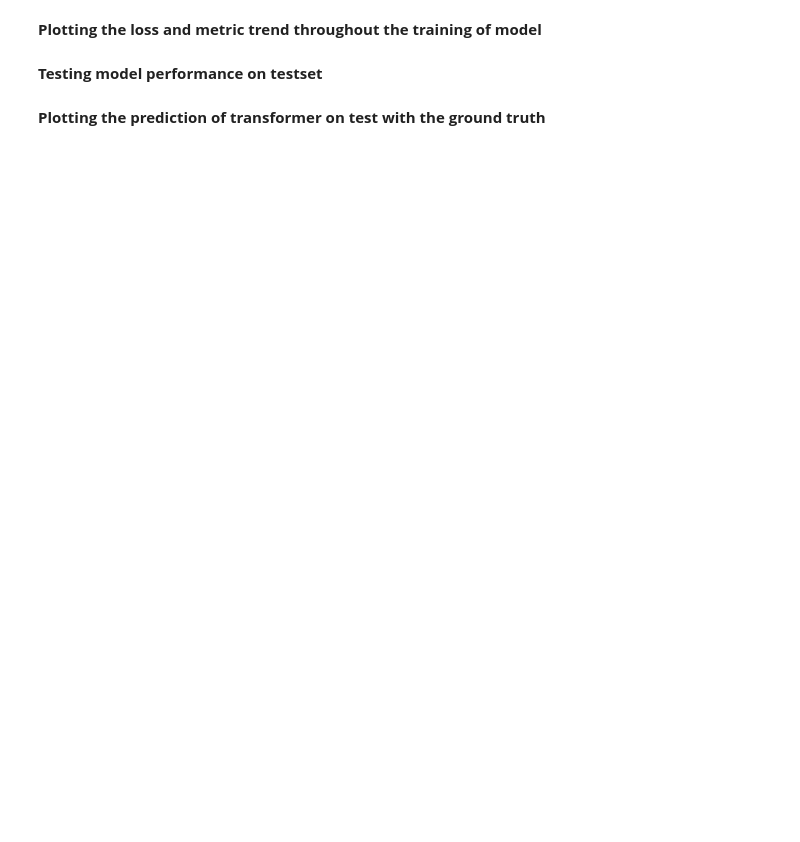
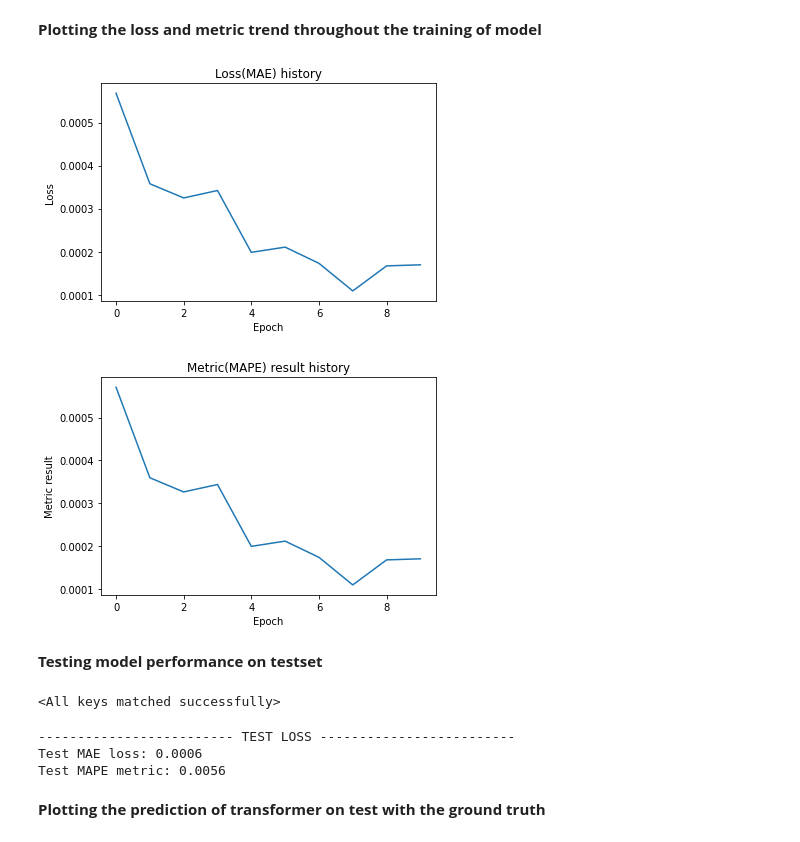
Before and after one commit to alphaameer007/RHM_FYP, a Jupyter notebook: Transformer_on_timeseries.ipynb, the cells around one changed output. Cells and saved outputs as stored; diff of their text form; code cells hidden in the pictures; blank space fills up the shorter version.

Commit message:
added the save command for weights and other hyperparameters.

```diff
--- a/Transformer_on_timeseries.ipynb
+++ b/Transformer_on_timeseries.ipynb
@@ -305,20 +259,20 @@ criterion_3 = MeanAbsoluteError().to(device)                       # MAE
 metricc = MeanAbsolutePercentageError().to(device)                 # MAPE metric
 optimizer = optim.Adam(model.parameters(), lr=1e-4)                # Adam
 
-# Convert data to tensors
-x_train_tensor = torch.tensor(x_train, dtype=torch.float32).to(device)
-y_train_tensor = torch.tensor(y_train, dtype=torch.float32).to(device)
-
 # Training parameters
 num_epochs = 10
 batch_size = 1
+lossInfo = []
+metricInfo = []
 
 # Check if model weights exist
-weights_folder = "weights"
+weights_folder = "/content/RHM_FYP/TransformerWeights/"
 if not os.path.exists(weights_folder):
     os.makedirs(weights_folder)
 model_file = os.path.join(weights_folder, "model_weights.pth")
 epoch_file = os.path.join(weights_folder, "epoch_counter.pth")
+loss_file = os.path.join(weights_folder, "LossInfo.txt")
+metric_file = os.path.join(weights_folder, "MetricInfo.txt")
 if os.path.exists(model_file) and os.path.exists(epoch_file):
     # Load weights and epoch counter
     model.load_state_dict(torch.load(model_file))
@@ -328,12 +282,10 @@ else:
     epoch_counter = 0
     print("Starting training from scratch")
 
-lossInfo = []
-metricInfo = []
 for epoch in range(epoch_counter, num_epochs):
-    running_loss = 0.0               # MAE Loss
-    running_metric = 0.0             # MAPE metric
-    for i in range(0, len(x_train), batch_size):
+    running_loss = 0.0                                             # MAE Loss
+    running_metric = 0.0                                           # MAPE metric
+    for i in tqdm(range(0, 50, batch_size), desc=f"Epoch {epoch+1}"): # change 50 to len(x_train_tensor)
         # Get batch of inputs and targets
         batch_x = x_train_tensor[i:i+batch_size]
         batch_y = y_train_tensor[i:i+batch_size]
@@ -369,4 +321,19 @@ for epoch in range(epoch_counter, num_epochs):
     torch.save(model.state_dict(), model_file)
     torch.save(epoch+1, epoch_file)
 
+    # Save loss and metric information
+    if not os.path.exists(loss_file):
+      with open(loss_file,'x') as file:
+        file.write(str(lossInfo))
+    else:
+      with open(loss_file,"w") as file:
+        file.write(str(lossInfo))
+
+    if not os.path.exists(metric_file):
+      with open(metric_file,'x') as file:
+        file.write(str(metricInfo))
+    else:
+      with open(metric_file,"w") as file:
+        file.write(str(metricInfo))
+
 print("Training completed!")
@@ -373,21 +373,34 @@ print("Training completed!")
 # %% [markdown]
 **Plotting the loss and metric trend throughout the training of model**
 # %%
+with open(loss_file, 'r') as file:
+    temp = file.read()
+lossInfo = list(eval(temp))
 # Plot the history of loss
 plt.plot(range(num_epochs), lossInfo)
 plt.title('Loss(MAE) history')
 plt.xlabel('Epoch')
 plt.ylabel('Loss')
 plt.show()
 
+with open(metric_file, 'r') as file:
+    temp = file.read()
+metricInfo = list(eval(temp))
 # Plot the history of metric result
 plt.plot(range(num_epochs), metricInfo)
 plt.title('Metric(MAPE) result history')
 plt.xlabel('Epoch')
 plt.ylabel('Metric result')
 plt.show()
+# %% [output]
+[figure, added]
+[figure, added]
 # %% [markdown]
 **Testing model performance on testset**
+# %%
+model.load_state_dict(torch.load('/content/RHM_FYP/weights/model_weights.pth'))
+# %% [output]
+<All keys matched successfully>
 # %%
 # Convert test data to tensor
 x_test_tensor = torch.tensor(x_test, dtype=torch.float32).to(device)
@@ -401,3 +412,33 @@ outputs = outputs.view(-1)
+# %%
+running_loss = 0.0                                             # MAE Loss
+running_metric = 0.0                                           # MAPE metric
+for i in tqdm(range(0, 50, batch_size), desc=f"Train set inference ..."): # change 50 to len(x_test_tensor)
+        # Get batch of inputs and targets
+        batch_x = x_test_tensor[i:i+batch_size]
+        batch_y = y_test_tensor[i:i+batch_size]
+
+        # Reshape input tensor
+        batch_x = batch_x.view(-1, seq_length, input_size)
+
+        # Forward pass
+        outputs = model(batch_x)
+        #print(outputs.view(-1).shape)
+        modPred.append(outputs.view(-1).cpu().detach())
+        GroundTruth.append(batch_y.cpu().detach())
+        loss = criterion_3(outputs.view(-1), batch_y)
+        metric = metricc(outputs.view(-1), batch_y)
+        running_loss += loss.item()
+        running_metric += metric.item()
+
+test_loss = running_loss / (len(x_train) / batch_size)
+test_metric = running_metric / (len(x_train) / batch_size)
+print("-"*25, "TEST LOSS", "-"*25)
+print(f"Test MAE loss: {test_loss:.4f}")
+print(f"Test MAPE metric: {test_metric:.4f}")
+# %% [output]
+------------------------- TEST LOSS -------------------------
+Test MAE loss: 0.0006
+Test MAPE metric: 0.0056
 # %% [markdown]
 **Plotting the prediction of transformer on test with the ground truth**
 # %%
```
Also changed, not shown: parts of 8 cells of this notebook.
